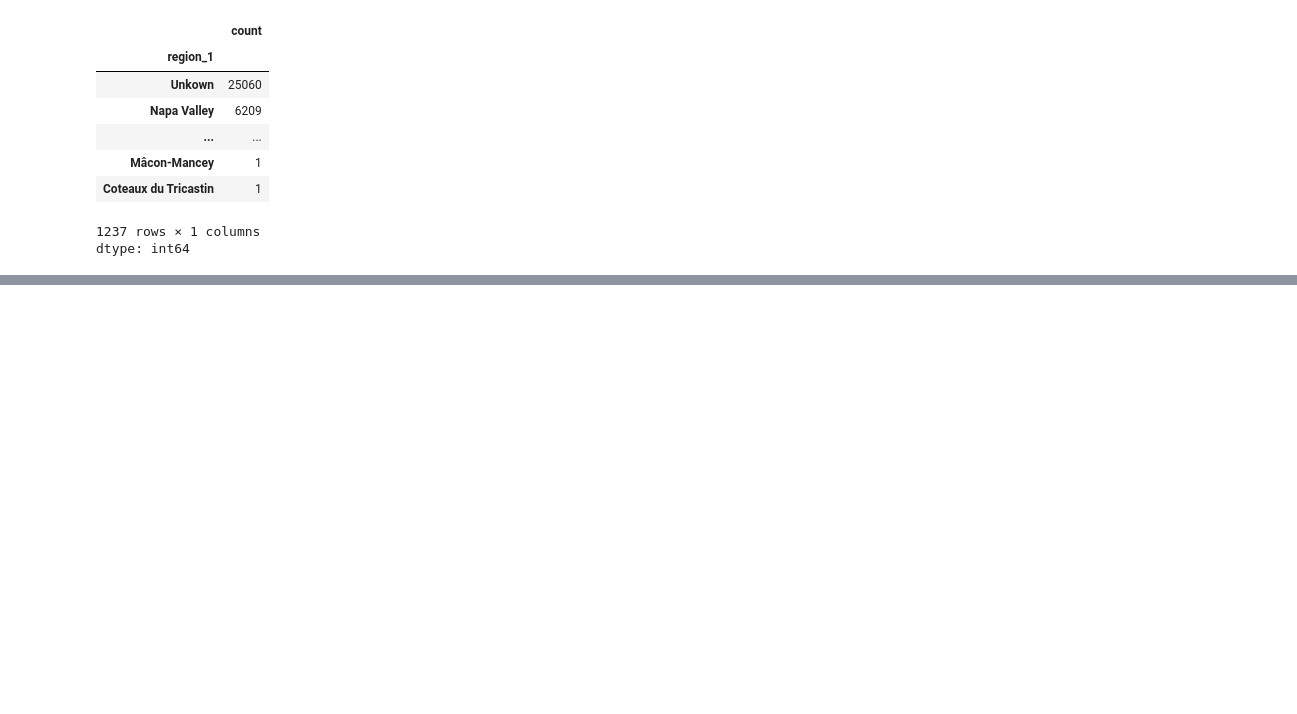
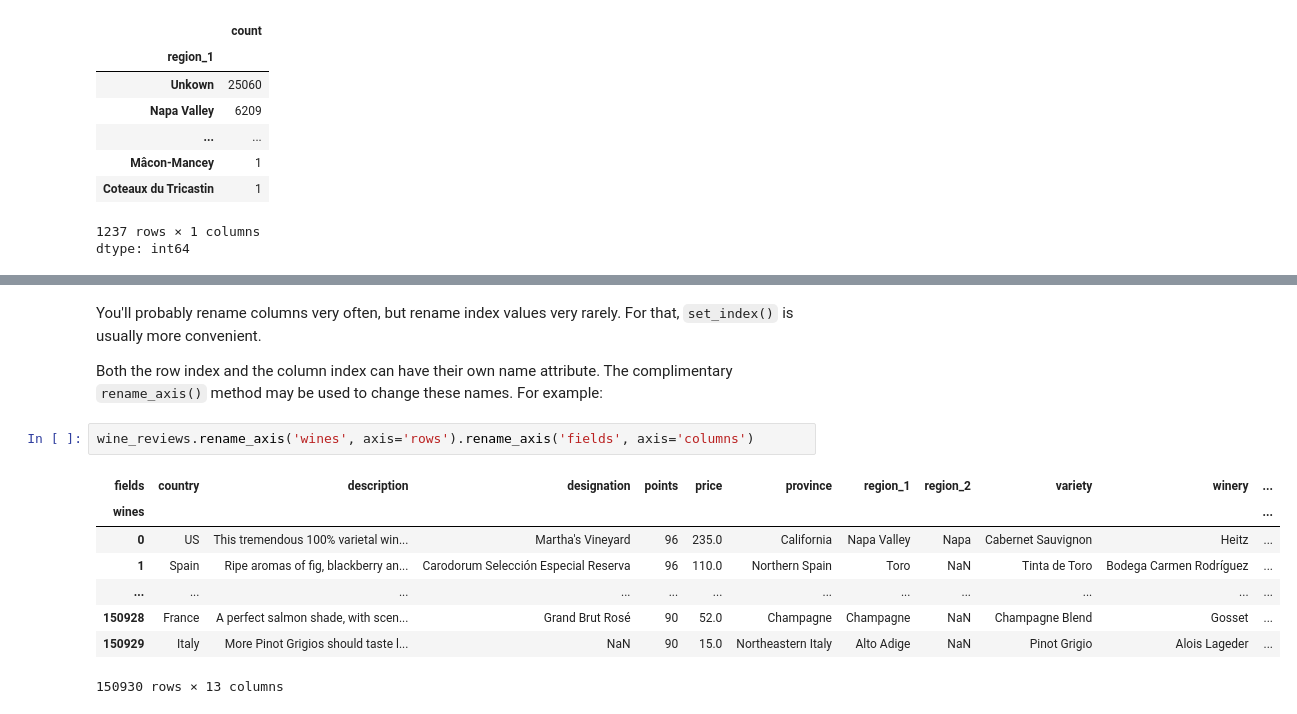
Before and after one commit to nachoacev/practice-data-science, a Jupyter notebook: PandasTutorial.ipynb, the cells around one changed output, grey strips where cells are left out. Cells and saved outputs as stored; diff of their text form; blank space fills up the shorter version.

Commit message:
Added lesson about Renaming and Combining (rename, concat, join)

```diff
--- a/PandasTutorial.ipynb
+++ b/PandasTutorial.ipynb
@@ -941,0 +978,15 @@ dtype: int64
+# %% [markdown]
+You'll probably rename columns very often, but rename index values very rarely. For that, `set_index()` is usually more convenient.
+
+Both the row index and the column index can have their own name attribute. The complimentary `rename_axis()` method may be used to change these names. For example:
+# %%
+wine_reviews.rename_axis('wines', axis='rows').rename_axis('fields', axis='columns')
+# %% [output]
+| fields | country | description | designation | points | price | province | region_1 | region_2 | variety | winery | ... |
+| wines |  |  |  |  |  |  |  |  |  |  | ... |
+| 0 | US | This tremendous 100% varietal win... | Martha's Vineyard | 96 | 235.0 | California | Napa Valley | Napa | Cabernet Sauvignon | Heitz | ... |
+| 1 | Spain | Ripe aromas of fig, blackberry an... | Carodorum Selección Especial Reserva | 96 | 110.0 | Northern Spain | Toro | NaN | Tinta de Toro | Bodega Carmen Rodríguez | ... |
+| ... | ... | ... | ... | ... | ... | ... | ... | ... | ... | ... | ... |
+| 150928 | France | A perfect salmon shade, with scen... | Grand Brut Rosé | 90 | 52.0 | Champagne | Champagne | NaN | Champagne Blend | Gosset | ... |
+| 150929 | Italy | More Pinot Grigios should taste l... | NaN | 90 | 15.0 | Northeastern Italy | Alto Adige | NaN | Pinot Grigio | Alois Lageder | ... |
+150930 rows × 13 columns
```
Also changed, not shown: parts of 14 cells of this notebook.
